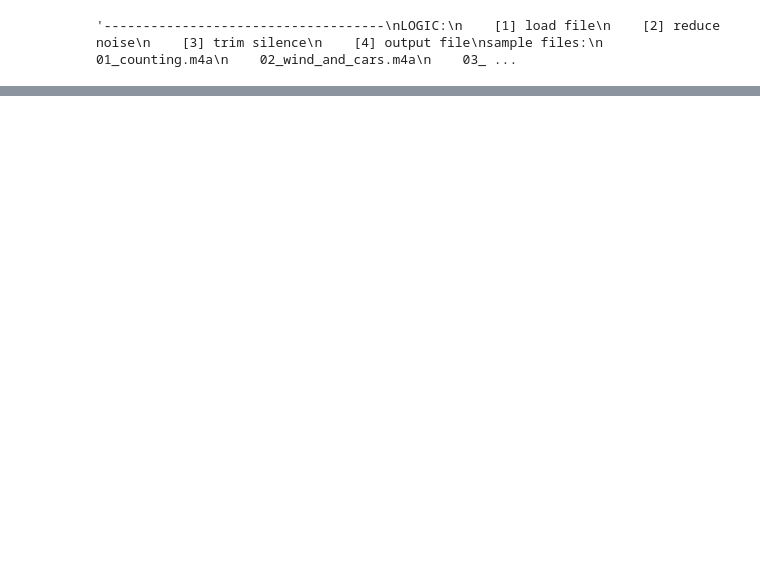
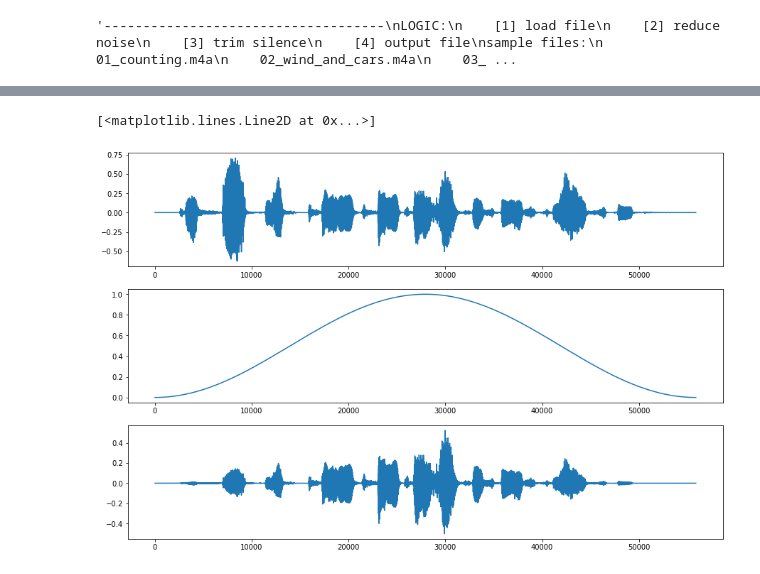
Before and after one commit to ondewo/ondewo-t2s-api, a Jupyter notebook: notebooks/postprocessing_DSP.ipynb, the cells around one changed output, grey strips where cells are left out. Drawn from its saved outputs; the diff is of its cells as text; code cells hidden in the pictures; blank space fills up the shorter version.

```diff
--- a/notebooks/postprocessing_DSP.ipynb
+++ b/notebooks/postprocessing_DSP.ipynb
@@ -216,11 +216,12 @@ sample files:
 '------------------------------------\nLOGIC:\n    [1] load file\n    [2] reduce noise\n    [3] trim silence\n    [4] output file\nsample files:\n    01_counting.m4a\n    02_wind_and_cars.m4a\n    03_ ...
 # %%
 root_dir = "samples/"
-samples = ["glow_tts_kerstin_mbmelgan/sample_1.wav", "glow_tts_florian_mbmelgan/sample_1.wav", "glow_tts_sandra_mbmelgan/sample_1.wav"]
+samples = ["glow_tts_kerstin_mbmelgan/sample_3.wav", "glow_tts_florian_mbmelgan/sample_3.wav", "glow_tts_sandra_mbmelgan/sample_3.wav"]
+#samples = ["experiments/glow_tts_kerstin_mbmelgan_sample_3_logmmse.wav", "experiments/glow_tts_florian_mbmelgan_sample_3_logmmse.wav", "experiments/glow_tts_sandra_mbmelgan_sample_3_logmmse.wav"]
 
 for filename in samples:
     # reading a file
-    y, sr = librosa.load(root_dir + filename, sr=16_000)
+    y, sr = librosa.load(root_dir + filename, sr=22_050)
 
     # reducing noise using db power
     y_reduced_power = reduce_noise_power(y, sr)
@@ -258,10 +273,11 @@ for filename in samples:
 import logmmse
 
 root_dir = "samples/"
-samples = ["glow_tts_kerstin_mbmelgan/sample_9.wav", "glow_tts_florian_mbmelgan/sample_9.wav", "glow_tts_sandra_mbmelgan/sample_9.wav"]
+#samples = ["glow_tts_kerstin_mbmelgan/sample_3.wav", "glow_tts_florian_mbmelgan/sample_3.wav", "glow_tts_sandra_mbmelgan/sample_3.wav"]
+samples = ["experiments/glow_tts_kerstin_mbmelgan_sample_3_mfcc_up.wav", "experiments/glow_tts_florian_mbmelgan_sample_3_mfcc_up.wav", "experiments/glow_tts_sandra_mbmelgan_sample_3_mfcc_up.wav"]
 
 for filename in samples:
-    y, sr = librosa.load(root_dir + filename, sr=16_000)
+    y, sr = librosa.load(root_dir + filename, sr=22_050)
     y_reduced = logmmse.logmmse(y, sr, output_file=None, initial_noise=100, window_size=0, noise_threshold=0.15)
     output_file("samples/experiments/", filename, y_reduced, sr, '_logmmse')
     output_file("samples/experiments/", filename, y, sr, '_orig')
@@ -272,7 +288,7 @@ from pyroomacoustics.denoise.subspace import apply_subspace
 from pyroomacoustics.denoise.iterative_wiener import apply_iterative_wiener
 
 for filename in samples:
-    y, sr = librosa.load(root_dir + filename, sr=16_000)
+    y, sr = librosa.load(root_dir + filename, sr=22_050)
 
     # there's an error
     #y_spec = apply_spectral_sub(y, nfft=512, db_reduc=25, lookback=12, beta=30, alpha=1)
@@ -287,3 +303,24 @@ for filename in samples:
     #output_file("samples/experiments/", filename, y_sub, sr, '_sub_denoise')
     output_file("samples/experiments/", filename, y_wiener, sr, '_wiener')
     output_file("samples/experiments/", filename, y, sr, '_orig')
+# %%
+from matplotlib import pyplot as plt
+import numpy as np
+import scipy
+
+y, sr = librosa.load(root_dir + "glow_tts_kerstin_mbmelgan/sample_9.wav", sr=16_000)
+y = y[15000:]
+
+plt.figure(figsize=(15,10))
+plt.subplot(3, 1, 1)
+plt.plot(y)
+
+han = scipy.signal.tukey(len(y), alpha=1.5)
+yy = y * han
+plt.subplot(3, 1, 2)
+plt.plot(han)
+plt.subplot(3, 1, 3)
+plt.plot(yy)
+# %% [output]
+[<matplotlib.lines.Line2D at 0x...>]
+[figure, added]
```
Also changed, not shown: parts of 1 cell of this notebook, 8 other files.
